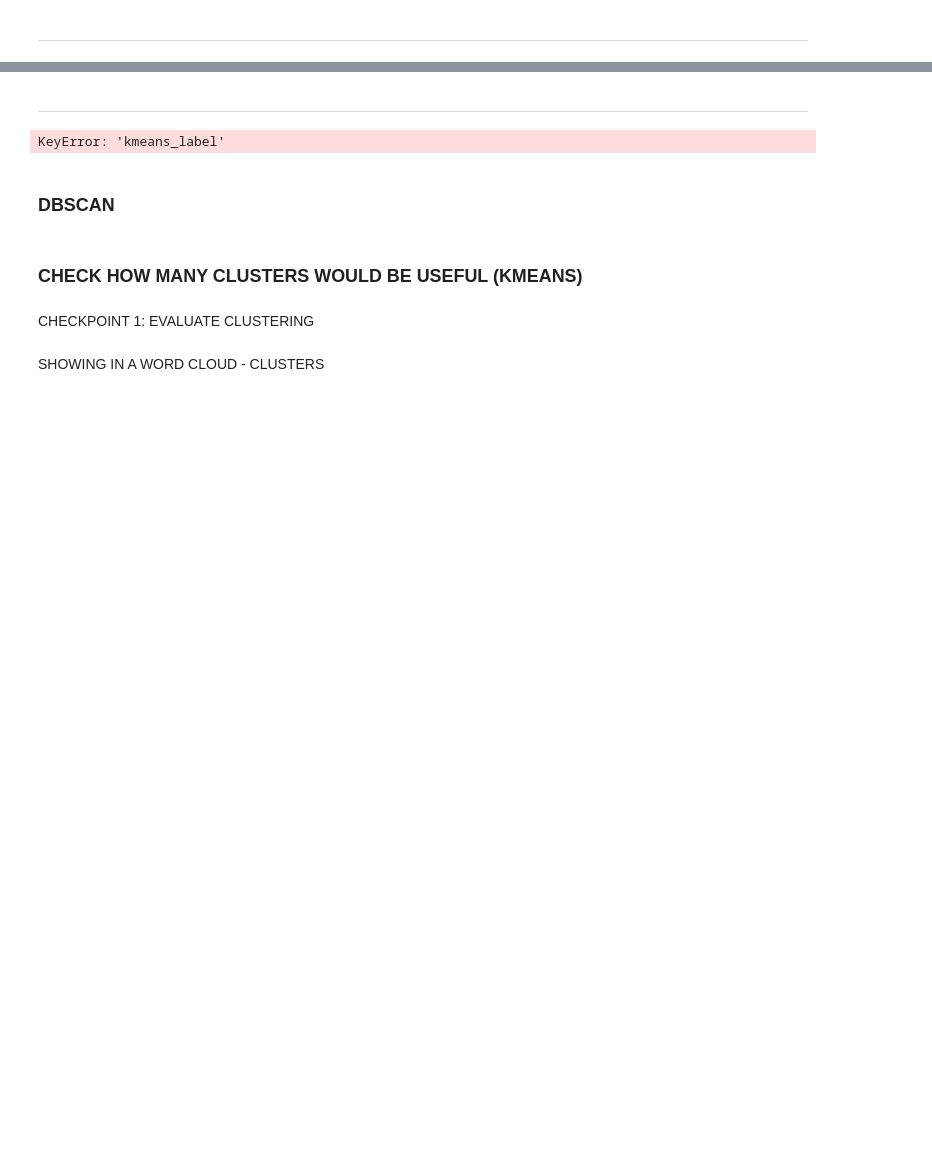
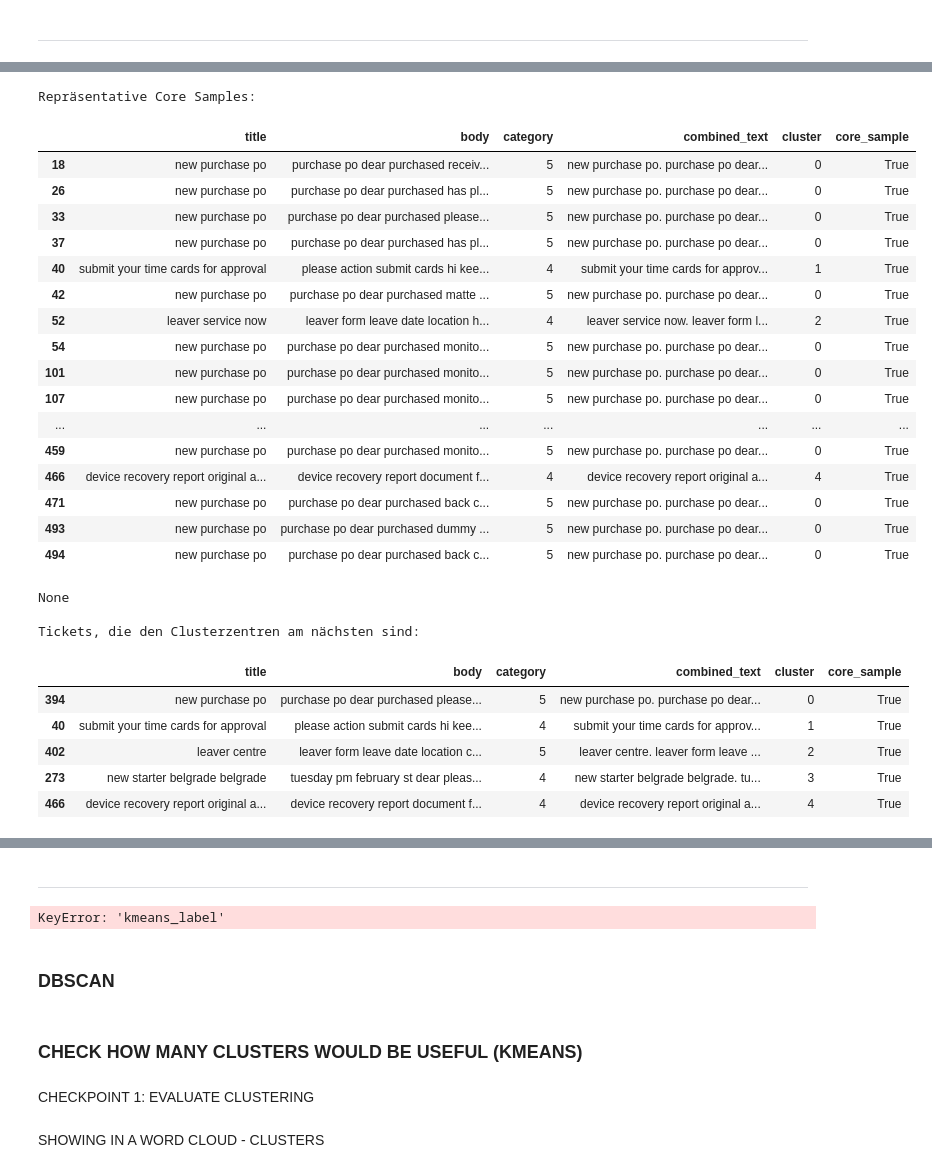
Before and after one commit to andipasti/smupo, a Jupyter notebook: TIcket_Dynamic_Clustering_15_05_pynb.ipynb, the cells around one changed output, grey strips where cells are left out. Drawn from its saved outputs; the diff is of its cells as text; code cells hidden in the pictures; blank space fills up the shorter version.

```diff
--- a/TIcket_Dynamic_Clustering_15_05_pynb.ipynb
+++ b/TIcket_Dynamic_Clustering_15_05_pynb.ipynb
@@ -2513,0 +2723,61 @@ array(['RECRUIT', 'CONFIG', 'COMMUNICATION', 'AUTH', 'SECURITY',
+# %%
+from scipy.spatial.distance import cdist
+
+# Berechnung der Clusterzentren
+cluster_centers = {}
+for cluster in set(labels):
+    if cluster != -1:  # Ignoriere Rauschen
+        core_samples = embeddings[(labels == cluster) & core_samples_mask]
+        if len(core_samples) > 0:
+            cluster_center = np.mean(core_samples, axis=0)
+            cluster_centers[cluster] = cluster_center
+
+# Bestimme die repräsentativsten Tickets (Core Samples)
+core_samples_df = df[df['core_sample']]
+
+# Bestimme die Tickets, die den Clusterzentren am nächsten sind
+important_tickets = []
+for cluster, center in cluster_centers.items():
+    cluster_indices = np.where(labels == cluster)[0]
+    cluster_embeddings = embeddings[cluster_indices]
+
+    distances = cdist(cluster_embeddings, [center], metric='cosine').flatten()
+    closest_index = cluster_indices[np.argmin(distances)]
+
+    important_tickets.append(df.iloc[closest_index])
+
+# Erstelle einen DataFrame der wichtigsten Tickets
+important_tickets_df = pd.DataFrame(important_tickets)
+
+print("Repräsentative Core Samples:")
+print(display(core_samples_df))
+print("\nTickets, die den Clusterzentren am nächsten sind:")
+important_tickets_df
+# %% [output]
+Repräsentative Core Samples:
+|  | title | body | category | combined_text | cluster | core_sample |
+| 18 | new purchase po | purchase po dear purchased receiv... | 5 | new purchase po. purchase po dear... | 0 | True |
+| 26 | new purchase po | purchase po dear purchased has pl... | 5 | new purchase po. purchase po dear... | 0 | True |
+| 33 | new purchase po | purchase po dear purchased please... | 5 | new purchase po. purchase po dear... | 0 | True |
+| 37 | new purchase po | purchase po dear purchased has pl... | 5 | new purchase po. purchase po dear... | 0 | True |
+| 40 | submit your time cards for approval | please action submit cards hi kee... | 4 | submit your time cards for approv... | 1 | True |
+| 42 | new purchase po | purchase po dear purchased matte ... | 5 | new purchase po. purchase po dear... | 0 | True |
+| 52 | leaver service now | leaver form leave date location h... | 4 | leaver service now. leaver form l... | 2 | True |
+| 54 | new purchase po | purchase po dear purchased monito... | 5 | new purchase po. purchase po dear... | 0 | True |
+| 101 | new purchase po | purchase po dear purchased monito... | 5 | new purchase po. purchase po dear... | 0 | True |
+| 107 | new purchase po | purchase po dear purchased monito... | 5 | new purchase po. purchase po dear... | 0 | True |
+| ... | ... | ... | ... | ... | ... | ... |
+| 459 | new purchase po | purchase po dear purchased monito... | 5 | new purchase po. purchase po dear... | 0 | True |
+| 466 | device recovery report original a... | device recovery report document f... | 4 | device recovery report original a... | 4 | True |
+| 471 | new purchase po | purchase po dear purchased back c... | 5 | new purchase po. purchase po dear... | 0 | True |
+| 493 | new purchase po | purchase po dear purchased dummy ... | 5 | new purchase po. purchase po dear... | 0 | True |
+| 494 | new purchase po | purchase po dear purchased back c... | 5 | new purchase po. purchase po dear... | 0 | True |
+None
+
+Tickets, die den Clusterzentren am nächsten sind:
+|  | title | body | category | combined_text | cluster | core_sample |
+| 394 | new purchase po | purchase po dear purchased please... | 5 | new purchase po. purchase po dear... | 0 | True |
+| 40 | submit your time cards for approval | please action submit cards hi kee... | 4 | submit your time cards for approv... | 1 | True |
+| 402 | leaver centre | leaver form leave date location c... | 5 | leaver centre. leaver form leave ... | 2 | True |
+| 273 | new starter belgrade belgrade | tuesday pm february st dear pleas... | 4 | new starter belgrade belgrade. tu... | 3 | True |
+| 466 | device recovery report original a... | device recovery report document f... | 4 | device recovery report original a... | 4 | True |
```
Also changed, not shown: parts of 67 cells of this notebook.
